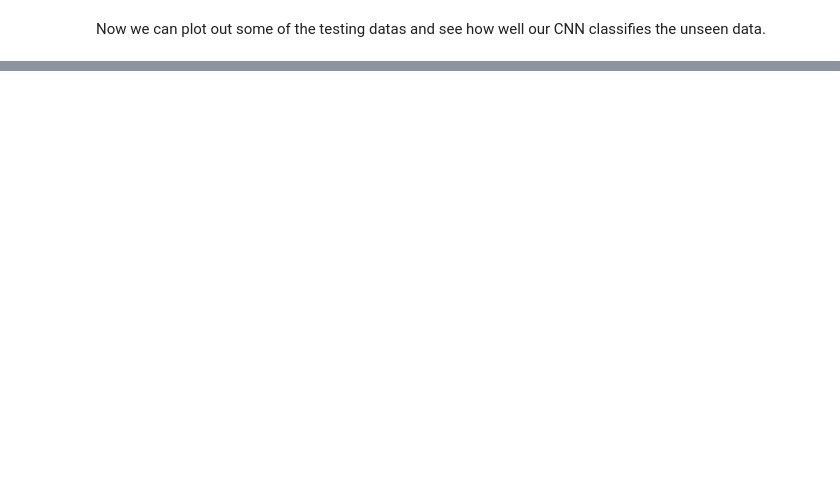
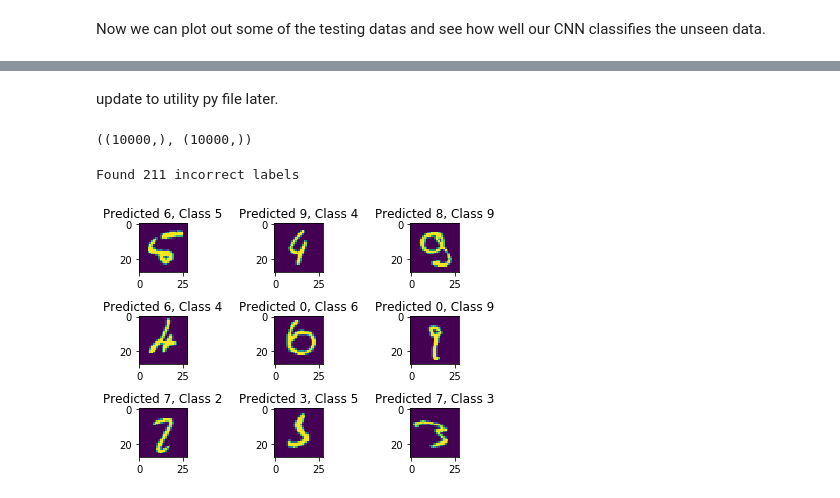
Before and after one commit to MingSheng92/CNN, a Jupyter notebook: Sequential_MNIST_CNN_example.ipynb, the cells around one changed output, grey strips where cells are left out. Drawn from its saved outputs; the diff is of its cells as text; code cells hidden in the pictures; blank space fills up the shorter version.

Commit message:
added plot function

```diff
--- a/Sequential_MNIST_CNN_example.ipynb
+++ b/Sequential_MNIST_CNN_example.ipynb
@@ -187,0 +164,23 @@ plot_predictions(np.squeeze(x_test[:16]), NN.CNN_model.predict(x_test[:16]), y_t
+# %% [markdown]
+update to utility py file later.
+# %%
+predicted_classes = NN.CNN_model.predict(x_test)
+predicted_classes = np.argmax(np.round(predicted_classes),axis=1)
+test_labels = np.argmax(y_test, axis=1)
+# %%
+predicted_classes.shape, test_labels.shape
+# %% [output]
+((10000,), (10000,))
+# %%
+incorrect = np.where(predicted_classes!=test_labels)[0]
+
+print("Found {} incorrect labels" .format(len(incorrect)))
+
+for i, incorrect in enumerate(incorrect[:9]):
+    plt.subplot(3,3,i+1)
+    plt.imshow(x_test[incorrect].reshape(28,28), interpolation='none')
+    plt.title("Predicted {}, Class {}".format(predicted_classes[incorrect], test_labels[incorrect]))
+    plt.tight_layout()
+# %% [output]
+Found 211 incorrect labels
+[figure, added]
```
Also changed, not shown: parts of 7 cells of this notebook.
